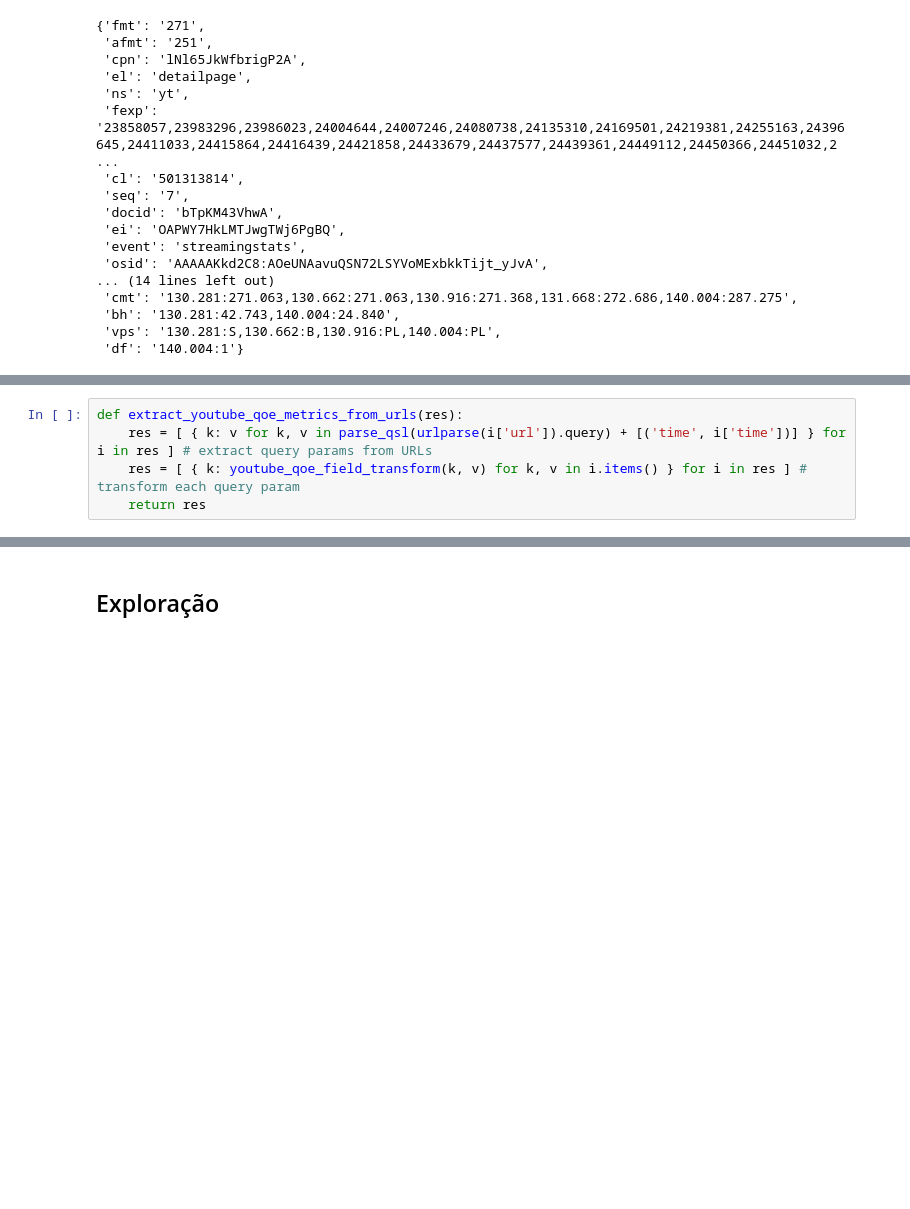
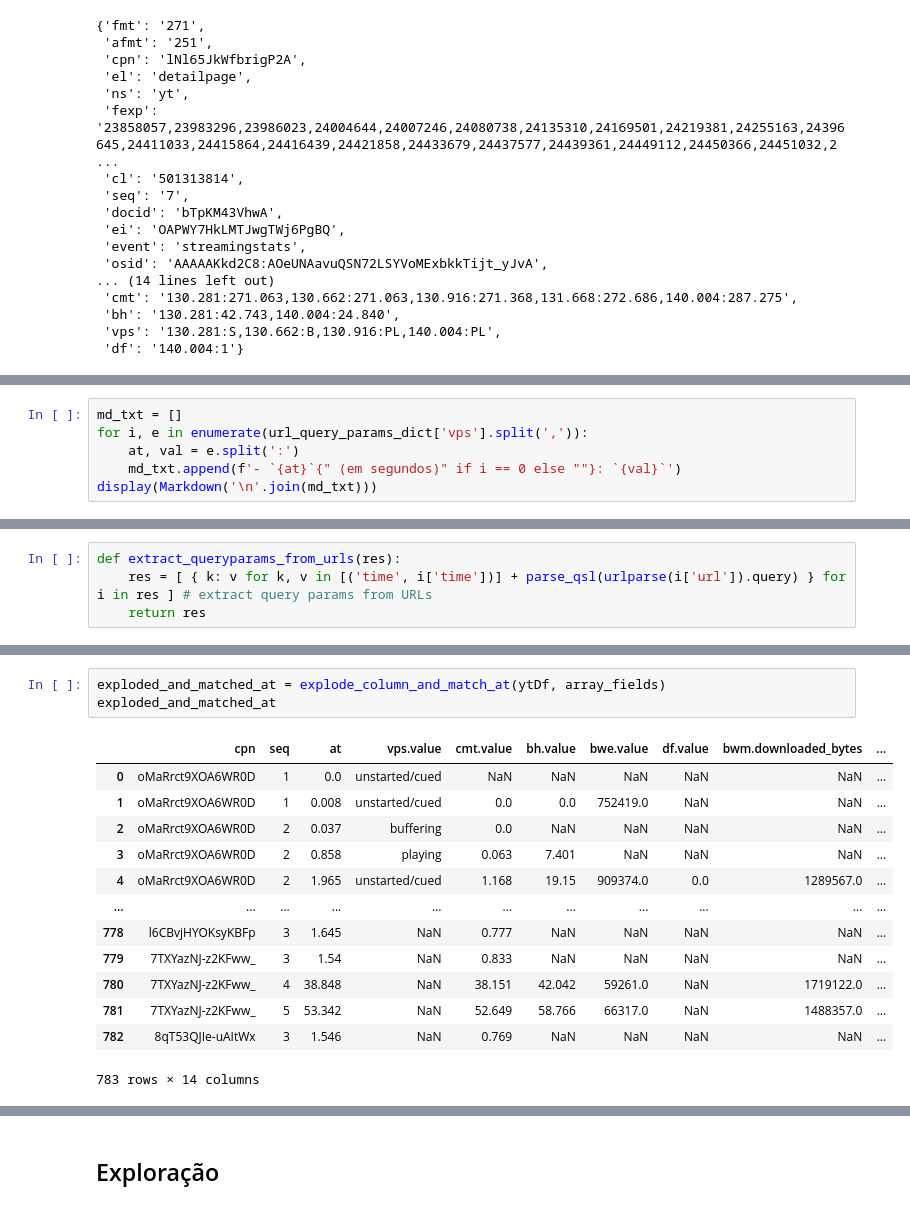
Before and after one commit to intrig-unicamp/hackathon5G, a Jupyter notebook: datasets/youtube-qoe.ipynb, the cells around one changed output, grey strips where cells are left out. Drawn from its saved outputs; the diff is of its cells as text; blank space fills up the shorter version.

```diff
--- a/datasets/youtube-qoe.ipynb
+++ b/datasets/youtube-qoe.ipynb
@@ -206,0 +213,6 @@ Sabendo disso, e com inspeção do código obfuscado do YouTube Web, podemos faz
+# %%
+md_txt = []
+for i, e in enumerate(url_query_params_dict['vps'].split(',')):
+    at, val = e.split(':')
+    md_txt.append(f'- `{at}`{" (em segundos)" if i == 0 else ""}: `{val}`')
+display(Markdown('\n'.join(md_txt)))
@@ -270,5 +263,4 @@ url_query_params_dict_transform
 # %%
-def extract_youtube_qoe_metrics_from_urls(res):
-    res = [ { k: v for k, v in parse_qsl(urlparse(i['url']).query) + [('time', i['time'])] } for i in res ] # extract query params from URLs
-    res = [ { k: youtube_qoe_field_transform(k, v) for k, v in i.items() } for i in res ] # transform each query param
+def extract_queryparams_from_urls(res):
+    res = [ { k: v for k, v in [('time', i['time'])] + parse_qsl(urlparse(i['url']).query) } for i in res ] # extract query params from URLs
     return res
@@ -279,0 +312,17 @@ len(t_api_stats_qoe_pcap)
+# %%
+exploded_and_matched_at = explode_column_and_match_at(ytDf, array_fields)
+exploded_and_matched_at
+# %% [output]
+|  | cpn | seq | at | vps.value | cmt.value | bh.value | bwe.value | df.value | bwm.downloaded_bytes | ... |
+| 0 | oMaRrct9XOA6WR0D | 1 | 0.0 | unstarted/cued | NaN | NaN | NaN | NaN | NaN | ... |
+| 1 | oMaRrct9XOA6WR0D | 1 | 0.008 | unstarted/cued | 0.0 | 0.0 | 752419.0 | NaN | NaN | ... |
+| 2 | oMaRrct9XOA6WR0D | 2 | 0.037 | buffering | 0.0 | NaN | NaN | NaN | NaN | ... |
+| 3 | oMaRrct9XOA6WR0D | 2 | 0.858 | playing | 0.063 | 7.401 | NaN | NaN | NaN | ... |
+| 4 | oMaRrct9XOA6WR0D | 2 | 1.965 | unstarted/cued | 1.168 | 19.15 | 909374.0 | 0.0 | 1289567.0 | ... |
+| ... | ... | ... | ... | ... | ... | ... | ... | ... | ... | ... |
+| 778 | l6CBvjHYOKsyKBFp | 3 | 1.645 | NaN | 0.777 | NaN | NaN | NaN | NaN | ... |
+| 779 | 7TXYazNJ-z2KFww_ | 3 | 1.54 | NaN | 0.833 | NaN | NaN | NaN | NaN | ... |
+| 780 | 7TXYazNJ-z2KFww_ | 4 | 38.848 | NaN | 38.151 | 42.042 | 59261.0 | NaN | 1719122.0 | ... |
+| 781 | 7TXYazNJ-z2KFww_ | 5 | 53.342 | NaN | 52.649 | 58.766 | 66317.0 | NaN | 1488357.0 | ... |
+| 782 | 8qT53QJIe-uAItWx | 3 | 1.546 | NaN | 0.769 | NaN | NaN | NaN | NaN | ... |
+783 rows × 14 columns
```
Also changed, not shown: parts of 45 cells of this notebook, 1 other file.
